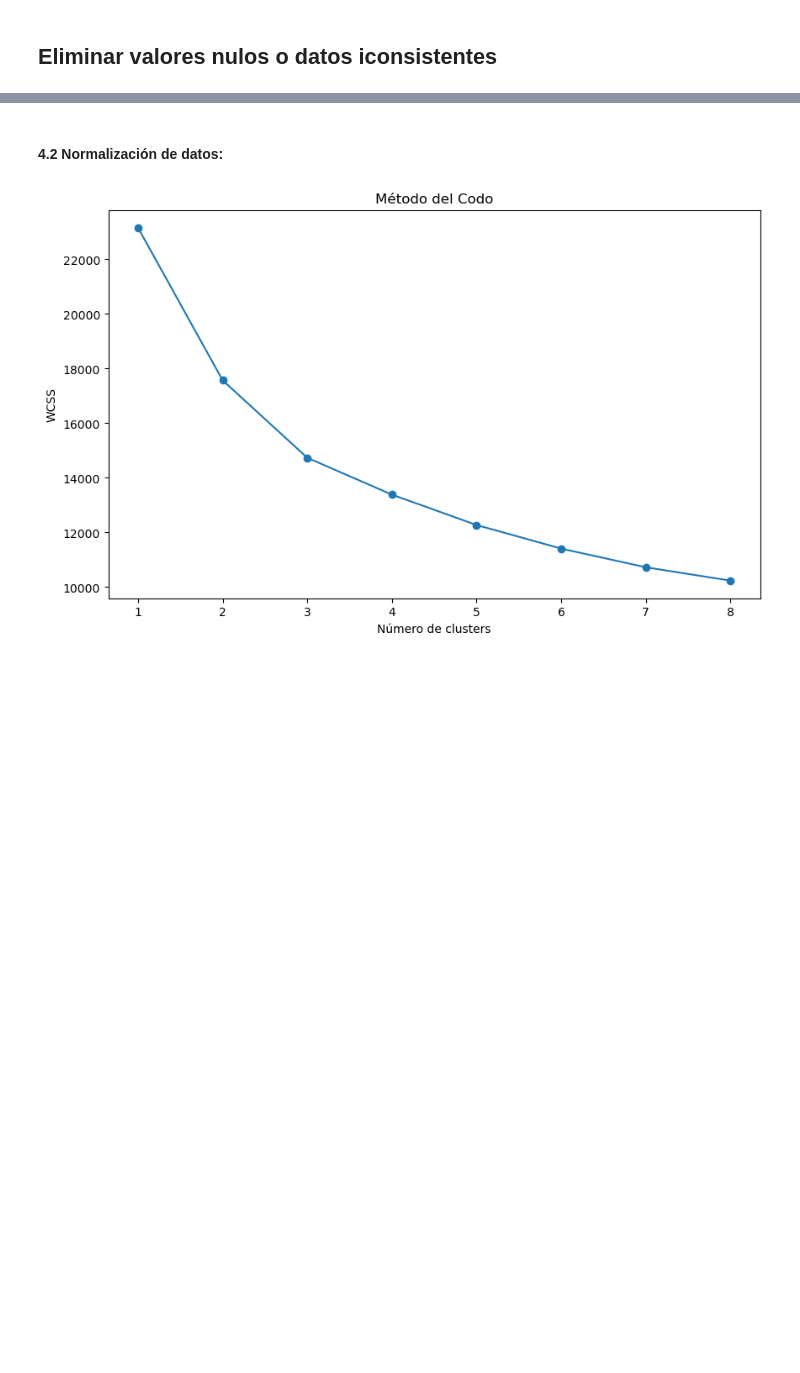
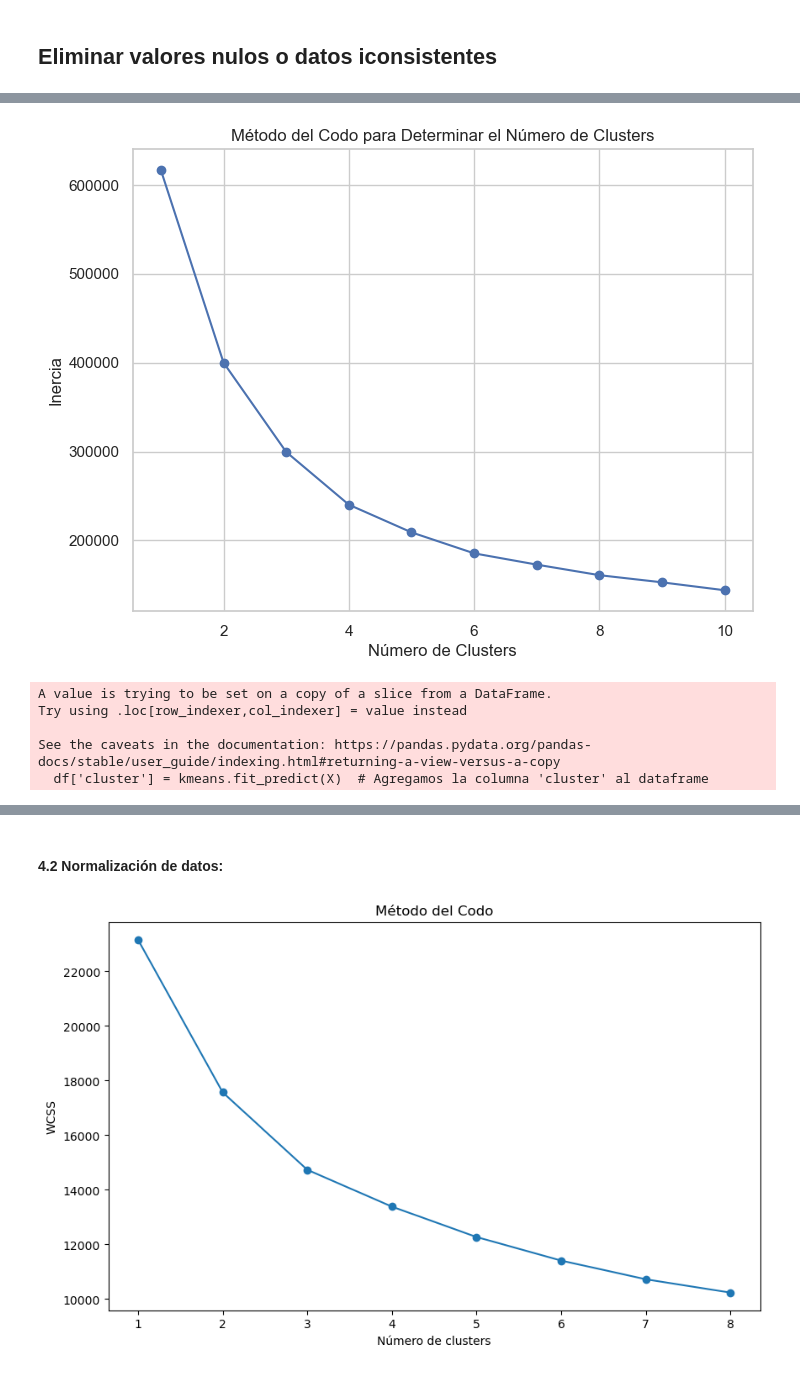
Before and after one commit to diegoal3mx/Weather-Forecast-Model, a Jupyter notebook: proyecto.ipynb, the cells around one changed output, grey strips where cells are left out. Drawn from its saved outputs; the diff is of its cells as text; code cells hidden in the pictures; blank space fills up the shorter version.

```diff
--- a/proyecto.ipynb
+++ b/proyecto.ipynb
@@ -260,0 +393,51 @@ df
+# %%
+import seaborn as sns
+import matplotlib.pyplot as plt
+from sklearn.decomposition import PCA
+import numpy as np
+
+def visualize_clusters(df, kmeans):
+    # Reducción de la dimensionalidad a 2D usando PCA
+    pca = PCA(n_components=2)
+    X_pca = pca.fit_transform(df.select_dtypes(include=['float64', 'int64']).values)
+
+    # Obtener los centros de los clusters en el espacio reducido de PCA
+    cluster_centers = pca.transform(kmeans.cluster_centers_)
+
+    # Asignar un color a cada cluster
+    unique_clusters = np.unique(df['cluster'])
+    palette = sns.color_palette("Set2", n_colors=len(unique_clusters))
+    cluster_colors = {cluster: palette[i] for i, cluster in enumerate(unique_clusters)}
+
+    # Graficamos los clusters
+    plt.figure(figsize=(8, 6))
+    sns.scatterplot(x=X_pca[:, 0], y=X_pca[:, 1], hue=df['cluster'], palette=palette, s=100, alpha=0.6)
+
+    # Graficar los centros de los clusters con el mismo color que los clusters
+    for i, center in enumerate(cluster_centers):
+        plt.scatter(center[0], center[1], c=[cluster_colors[i]], marker='*', s=200, label=f'Centro Cluster {i}', edgecolor='black')
+
+    plt.title('Clusters generados por K-Means')
+    plt.xlabel('Componente Principal 1')
+    plt.ylabel('Componente Principal 2')
+    plt.legend(title="Cluster")
+    plt.show()
+# %%
+# Paso 1: Determinar el número óptimo de clusters (Método del Codo)
+elbow_method(df_humidity, max_k=10)
+
+# Elige el número de clusters basado en la gráfica del codo
+n_clusters_humidity = 2  # Suponiendo que el codo está en k=3
+
+# Paso 2: Aplicar K-Means
+kmeans_humidity, df_humidity_clustered = apply_kmeans(df_humidity, n_clusters_humidity)
+
+# Paso 3: Visualización de los clusters
+visualize_clusters(df_humidity_clustered, kmeans_humidity)
+# %% [output]
+[figure, added]
+A value is trying to be set on a copy of a slice from a DataFrame.
+Try using .loc[row_indexer,col_indexer] = value instead
+
+See the caveats in the documentation: https://pandas.pydata.org/pandas-docs/stable/user_guide/indexing.html#returning-a-view-versus-a-copy
+  df['cluster'] = kmeans.fit_predict(X)  # Agregamos la columna 'cluster' al dataframe
```
Also changed, not shown: parts of 31 cells of this notebook.
